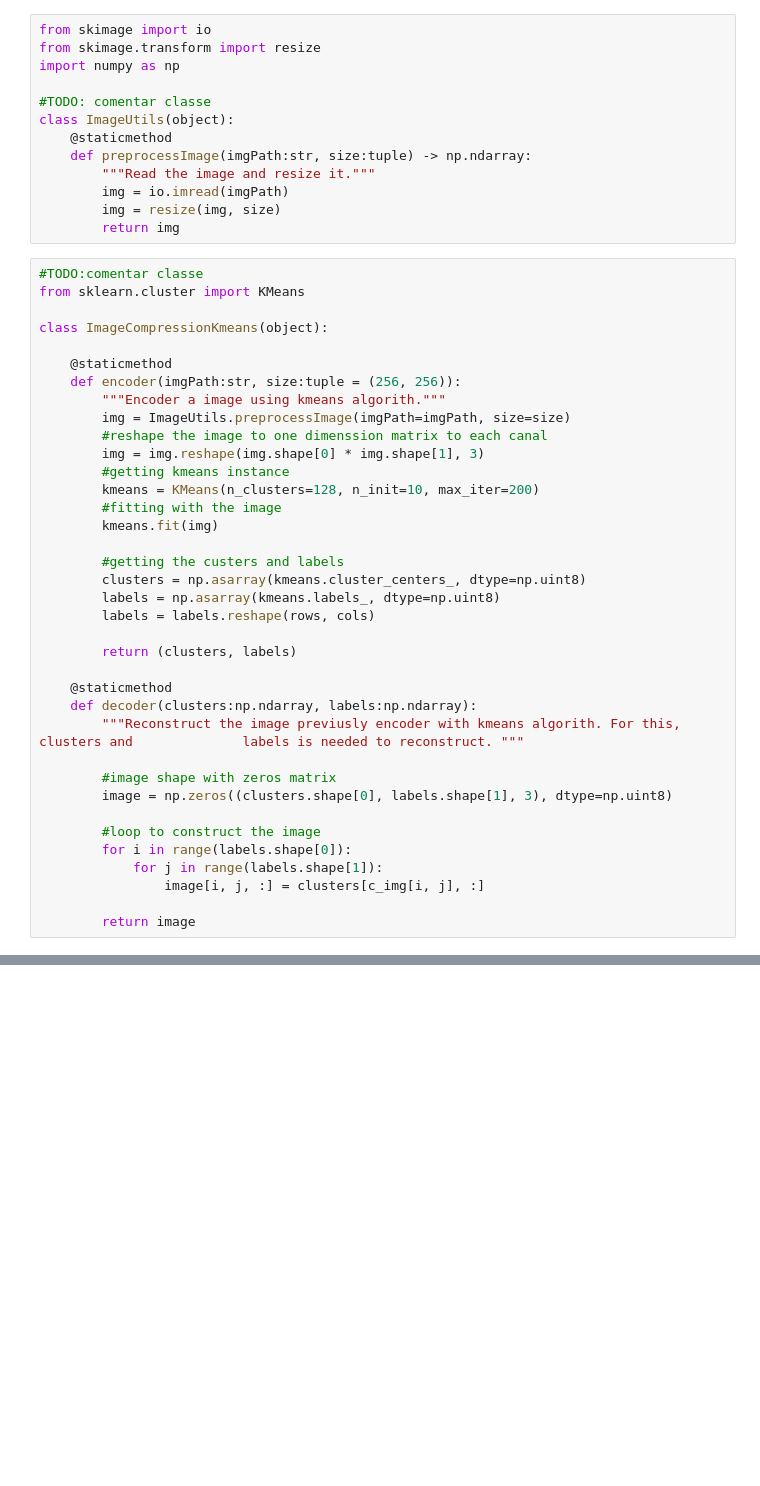
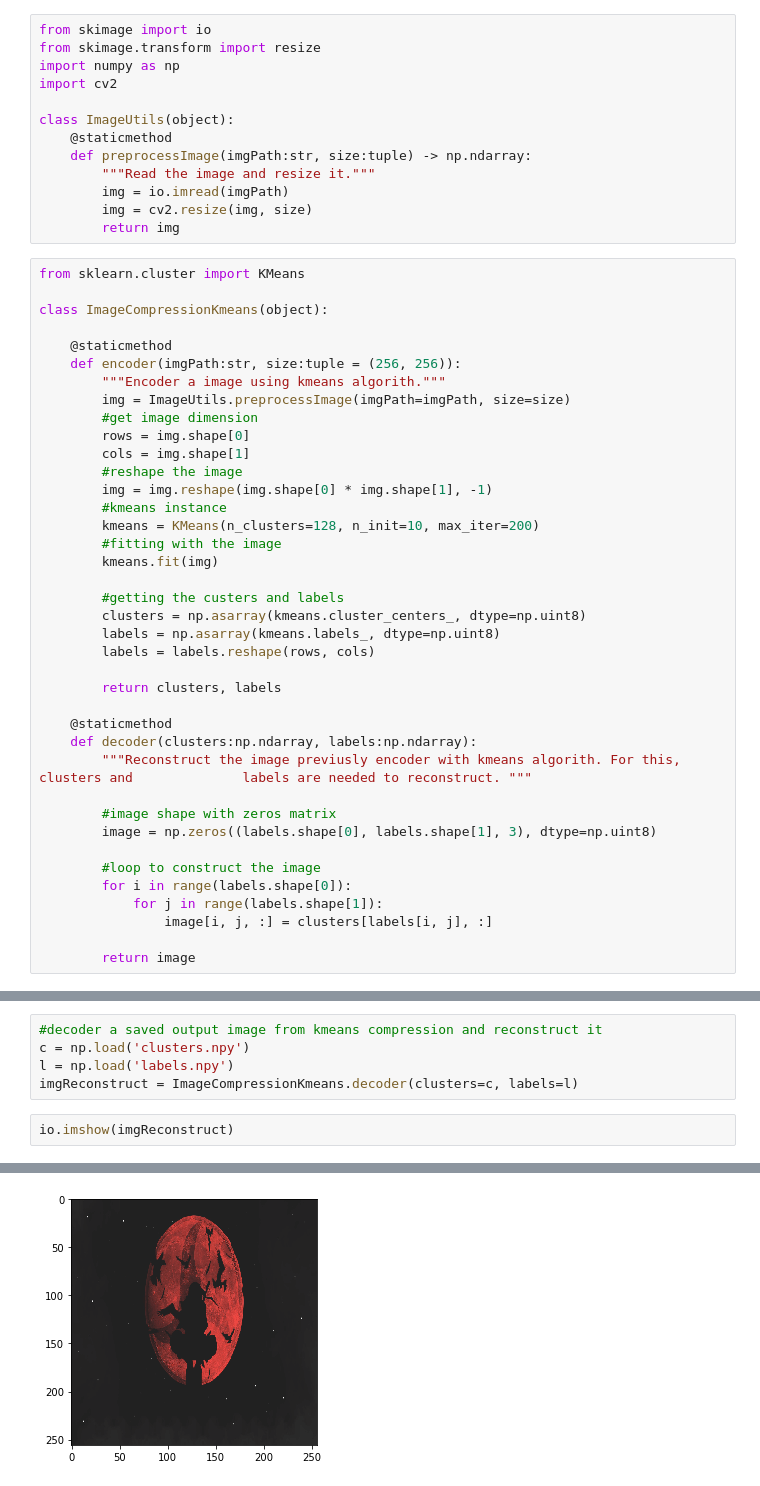
Before and after one commit to lps08/Kmeans-image-compression, a Jupyter notebook: kmeans-image-compresson-decompression.ipynb, the cells around one changed output, grey strips where cells are left out. Cells and saved outputs as stored; diff of their text form; blank space fills up the shorter version.

```diff
--- a/kmeans-image-compresson-decompression.ipynb
+++ b/kmeans-image-compresson-decompression.ipynb
@@ -2,17 +2,16 @@
 from skimage import io
 from skimage.transform import resize
 import numpy as np
+import cv2
 
-#TODO: comentar classe
 class ImageUtils(object):
     @staticmethod
     def preprocessImage(imgPath:str, size:tuple) -> np.ndarray:
         """Read the image and resize it."""
         img = io.imread(imgPath)
-        img = resize(img, size)
+        img = cv2.resize(img, size)
         return img
 # %%
-#TODO:comentar classe
 from sklearn.cluster import KMeans
 
 class ImageCompressionKmeans(object):
@@ -21,9 +20,12 @@ class ImageCompressionKmeans(object):
     def encoder(imgPath:str, size:tuple = (256, 256)):
         """Encoder a image using kmeans algorith."""
         img = ImageUtils.preprocessImage(imgPath=imgPath, size=size)
-        #reshape the image to one dimenssion matrix to each canal
-        img = img.reshape(img.shape[0] * img.shape[1], 3)
-        #getting kmeans instance
+        #get image dimension
+        rows = img.shape[0]
+        cols = img.shape[1]
+        #reshape the image
+        img = img.reshape(img.shape[0] * img.shape[1], -1)
+        #kmeans instance
         kmeans = KMeans(n_clusters=128, n_init=10, max_iter=200)
         #fitting with the image
         kmeans.fit(img)
@@ -33,18 +35,18 @@ class ImageCompressionKmeans(object):
         labels = np.asarray(kmeans.labels_, dtype=np.uint8)
         labels = labels.reshape(rows, cols)
 
-        return (clusters, labels)
+        return clusters, labels
 
     @staticmethod
     def decoder(clusters:np.ndarray, labels:np.ndarray):
-        """Reconstruct the image previusly encoder with kmeans algorith. For this, clusters and              labels is needed to reconstruct. """
+        """Reconstruct the image previusly encoder with kmeans algorith. For this, clusters and              labels are needed to reconstruct. """
 
         #image shape with zeros matrix
-        image = np.zeros((clusters.shape[0], labels.shape[1], 3), dtype=np.uint8)
+        image = np.zeros((labels.shape[0], labels.shape[1], 3), dtype=np.uint8)
 
         #loop to construct the image
         for i in range(labels.shape[0]):
             for j in range(labels.shape[1]):
-                image[i, j, :] = clusters[c_img[i, j], :]
+                image[i, j, :] = clusters[labels[i, j], :]
 
         return image
@@ -56,0 +58,8 @@ NameError: name 'rows' is not defined
+# %%
+#decoder a saved output image from kmeans compression and reconstruct it
+c = np.load('clusters.npy')
+l = np.load('labels.npy')
+imgReconstruct = ImageCompressionKmeans.decoder(clusters=c, labels=l)
+# %%
+io.imshow(imgReconstruct)
+# %% [output]
@@ -56,0 +67 @@ NameError: name 'rows' is not defined
+[figure, added]
```
Also changed, not shown: parts of 3 cells of this notebook.
